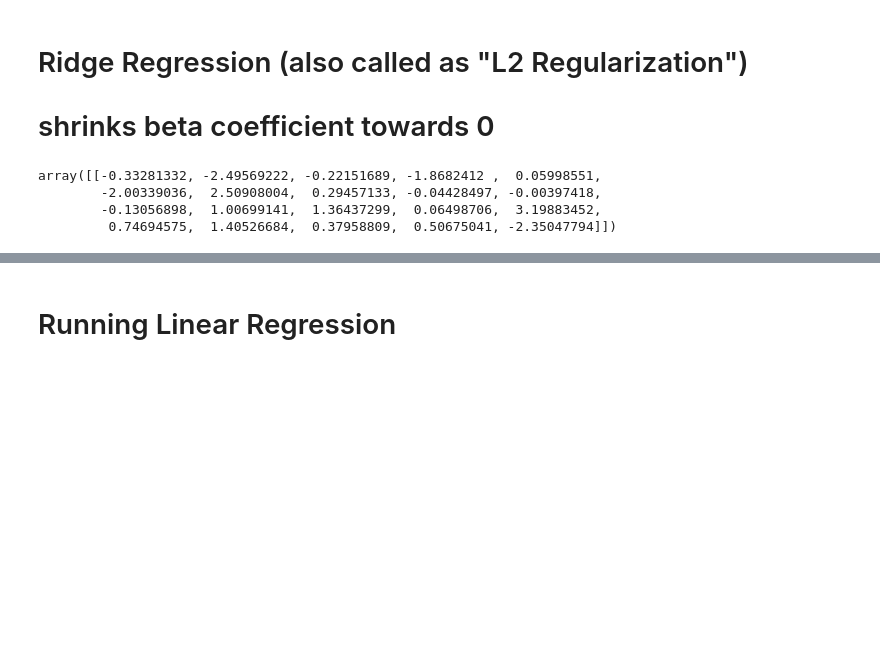
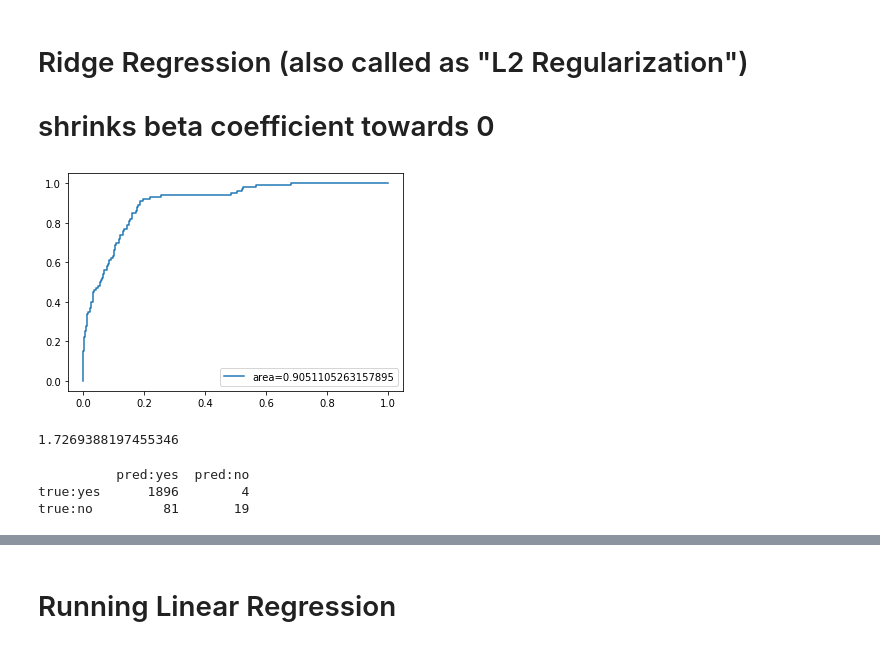
Before and after one commit to bthakr1/datascience_pipeline, a Jupyter notebook: Linear Regression.ipynb, the cells around one changed output, grey strips where cells are left out. Drawn from its saved outputs; the diff is of its cells as text; code cells hidden in the pictures; blank space fills up the shorter version.

Commit message:
Added Ridge Regression

```diff
--- a/Linear Regression.ipynb
+++ b/Linear Regression.ipynb
@@ -162,10 +162,26 @@ LogisticCoef.sort_values(by='Logistic_Coefficient',ascending=False)
 # shrinks beta coefficient towards 0
 # %%
 ridge = LogisticRegression(penalty='l2',C=10,solver='lbfgs',max_iter=500,random_state=101).fit(X_train,y_train)
-# %%
-ridge.coef_
-# %% [output]
-array([[-0.33281332, -2.49569222, -0.22151689, -1.8682412 ,  0.05998551,
-        -2.00339036,  2.50908004,  0.29457133, -0.04428497, -0.00397418,
-        -0.13056898,  1.00699141,  1.36437299,  0.06498706,  3.19883452,
-         0.74694575,  1.40526684,  0.37958809,  0.50675041, -2.35047794]])
+# %%
+from sklearn import metrics
+y_test_prob = ridge.predict_log_proba(X_test)[:,1]
+fpr,tpr,_ = metrics.roc_curve(y_test,y_test_prob)
+auc = metrics.roc_auc_score(y_test,y_test_prob)
+plt.plot(fpr,tpr,label="area="+str(auc))
+plt.legend(loc=4)
+plt.show()
+# %% [output]
+[figure, added]
+# %%
+log_loss(y_test,y_test_prob)
+# %% [output]
+1.7269388197455346
+# %%
+from sklearn.metrics import confusion_matrix
+confusion_matrix = confusion_matrix(y_test, ridge.predict(X_test))
+cmtx = pd.DataFrame(confusion_matrix, index=['true:yes', 'true:no'], columns=['pred:yes', 'pred:no'])
+print(cmtx)
+# %% [output]
+          pred:yes  pred:no
+true:yes      1896        4
+true:no         81       19
```
Also changed, not shown: parts of 4 cells of this notebook.
